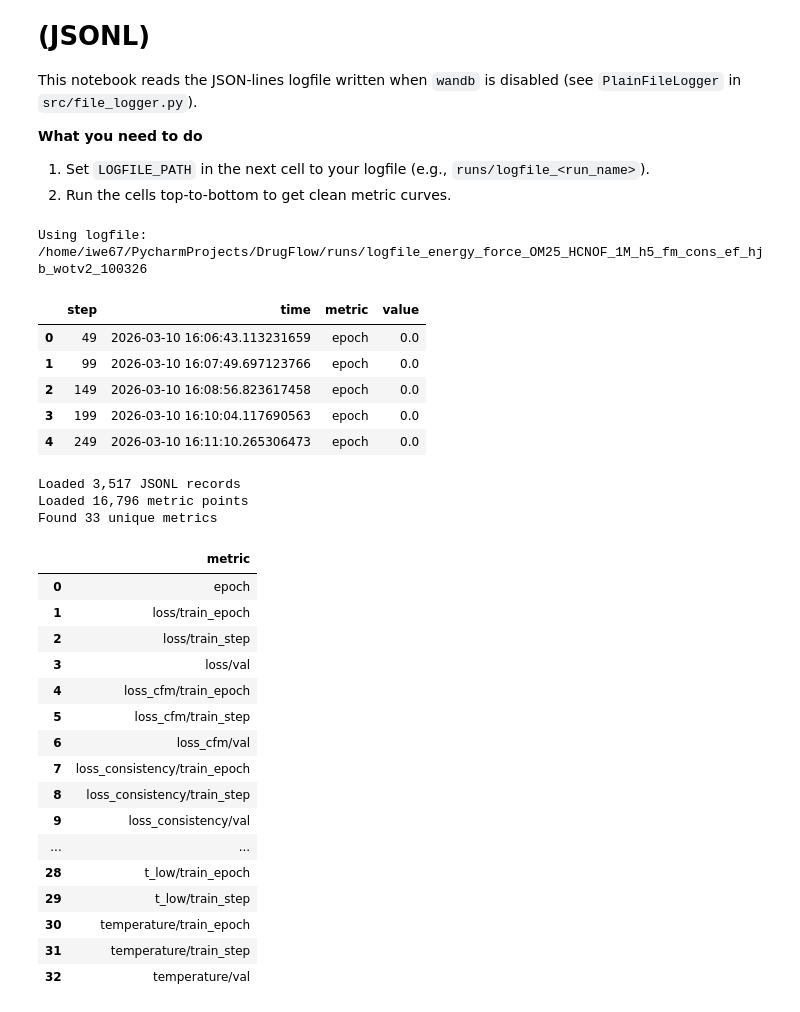
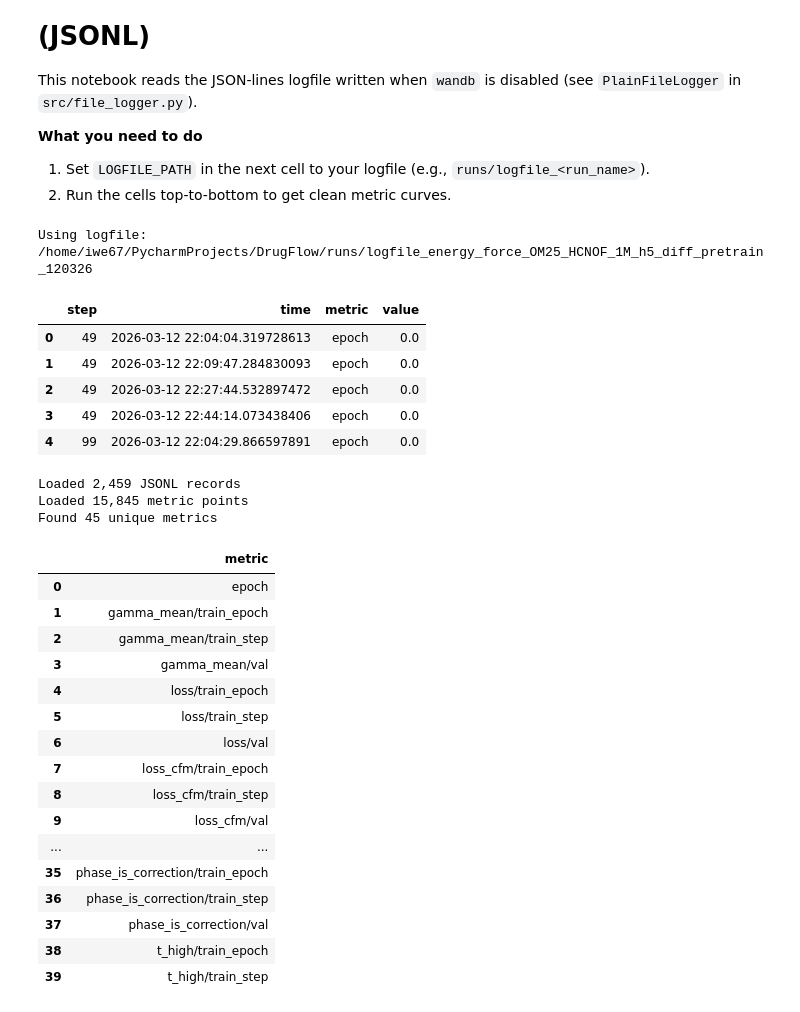
Before and after one commit to maximoffdev/DrugFlow, a Jupyter notebook: notebooks/plot_logfile.ipynb, the cells around one changed output. Cells and saved outputs as stored; diff of their text form; code cells hidden in the pictures.

```diff
--- a/notebooks/plot_logfile.ipynb
+++ b/notebooks/plot_logfile.ipynb
@@ -27,7 +27,7 @@ RUNS_DIR = ROOT / "runs"
 
 # Point this to your JSONL logfile (written by PlainFileLogger).
 # If left as None, we auto-pick the newest `runs/logfile_*` file.
-LOGFILE_PATH:  Path | None = Path("runs/logfile_energy_force_OM25_HCNOF_1M_h5_fm_cons_ef_hjb_wotv2_100326")
+LOGFILE_PATH:  Path | None = Path("runs/logfile_energy_force_OM25_HCNOF_1M_h5_diff_pretrain_120326")
 
 def pick_latest_logfile(runs_dir: Path) -> Path:
     candidates = sorted(runs_dir.glob("logfile_*"), key=lambda p: p.stat().st_mtime, reverse=True)
@@ -61,39 +61,39 @@ def load_jsonl(path: Path) -> list[dict[str, Any]]:
             if isinstance(rec, dict):
                 records.append(rec)
     return records
 
 def metrics_dataframe(records: list[dict[str, Any]]) -> pd.DataFrame:
     rows: list[dict[str, Any]] = []
     for rec in records:
         if rec.get("type") != "metrics":
             continue
         step = rec.get("step")
         wall_time = rec.get("time")
         metrics = rec.get("metrics") or {}
         if not isinstance(metrics, dict):
             continue
         for k, v in metrics.items():
             if _is_number(v):
                 rows.append({"step": step, "time": wall_time, "metric": str(k), "value": float(v)})
     df = pd.DataFrame(rows)
     if df.empty:
         return df
     df = df.dropna(subset=["step"]).copy()
     df["step"] = df["step"].astype(int)
     df["time"] = pd.to_datetime(df["time"], unit="s", origin="unix")
     return df.sort_values(["metric", "step"]).reset_index(drop=True)
 
 records = load_jsonl(LOGFILE_PATH)
 df = metrics_dataframe(records)
 df.head()
 # %% [output]
-Using logfile: /home/iwe67/PycharmProjects/DrugFlow/runs/logfile_energy_force_OM25_HCNOF_1M_h5_fm_cons_ef_hjb_wotv2_100326
+Using logfile: /home/iwe67/PycharmProjects/DrugFlow/runs/logfile_energy_force_OM25_HCNOF_1M_h5_diff_pretrain_120326
 |  | step | time | metric | value |
-| 0 | 49 | 2026-03-10 16:06:43.113231659 | epoch | 0.0 |
-| 1 | 99 | 2026-03-10 16:07:49.697123766 | epoch | 0.0 |
-| 2 | 149 | 2026-03-10 16:08:56.823617458 | epoch | 0.0 |
-| 3 | 199 | 2026-03-10 16:10:04.117690563 | epoch | 0.0 |
-| 4 | 249 | 2026-03-10 16:11:10.265306473 | epoch | 0.0 |
+| 0 | 49 | 2026-03-12 22:04:04.319728613 | epoch | 0.0 |
+| 1 | 49 | 2026-03-12 22:09:47.284830093 | epoch | 0.0 |
+| 2 | 49 | 2026-03-12 22:27:44.532897472 | epoch | 0.0 |
+| 3 | 49 | 2026-03-12 22:44:14.073438406 | epoch | 0.0 |
+| 4 | 99 | 2026-03-12 22:04:29.866597891 | epoch | 0.0 |
 # %%
 # Quick sanity checks / overview
 print(f"Loaded {len(records):,} JSONL records")
@@ -106,26 +106,26 @@ metrics = sorted(df["metric"].unique().tolist())
 print(f"Found {len(metrics)} unique metrics")
 pd.Series(metrics).to_frame("metric").head(40)
 # %% [output]
-Loaded 3,517 JSONL records
-Loaded 16,796 metric points
-Found 33 unique metrics
+Loaded 2,459 JSONL records
+Loaded 15,845 metric points
+Found 45 unique metrics
 |  | metric |
 | 0 | epoch |
-| 1 | loss/train_epoch |
-| 2 | loss/train_step |
-| 3 | loss/val |
-| 4 | loss_cfm/train_epoch |
-| 5 | loss_cfm/train_step |
-| 6 | loss_cfm/val |
-| 7 | loss_consistency/train_epoch |
-| 8 | loss_consistency/train_step |
-| 9 | loss_consistency/val |
+| 1 | gamma_mean/train_epoch |
+| 2 | gamma_mean/train_step |
+| 3 | gamma_mean/val |
+| 4 | loss/train_epoch |
+| 5 | loss/train_step |
+| 6 | loss/val |
+| 7 | loss_cfm/train_epoch |
+| 8 | loss_cfm/train_step |
+| 9 | loss_cfm/val |
 | ... | ... |
-| 28 | t_low/train_epoch |
-| 29 | t_low/train_step |
-| 30 | temperature/train_epoch |
-| 31 | temperature/train_step |
-| 32 | temperature/val |
+| 35 | phase_is_correction/train_epoch |
+| 36 | phase_is_correction/train_step |
+| 37 | phase_is_correction/val |
+| 38 | t_high/train_epoch |
+| 39 | t_high/train_step |
 # %%
 import matplotlib.pyplot as plt
 import numpy as np
```
Also changed, not shown: parts of 2 cells of this notebook, 2 other files.
